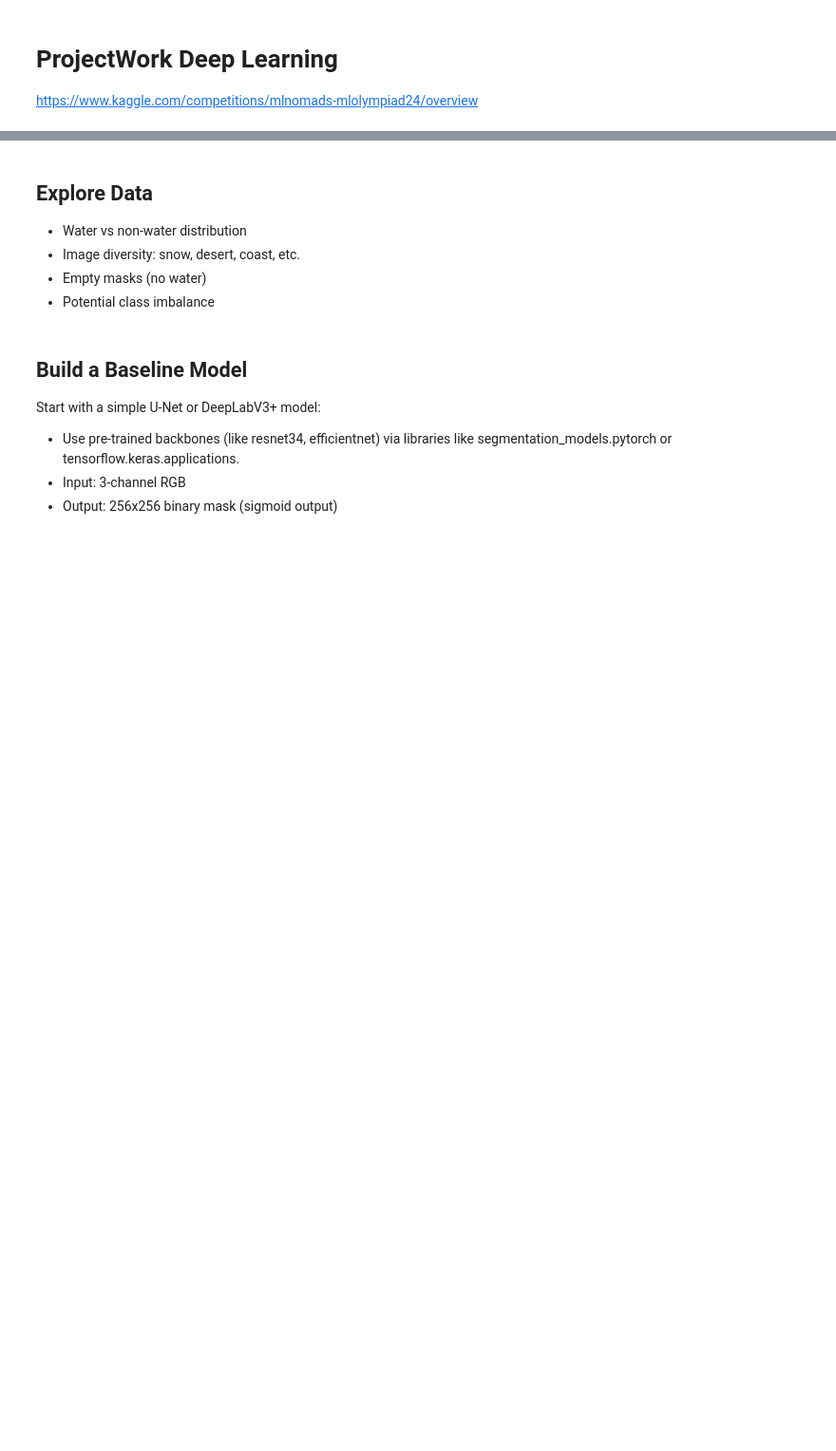
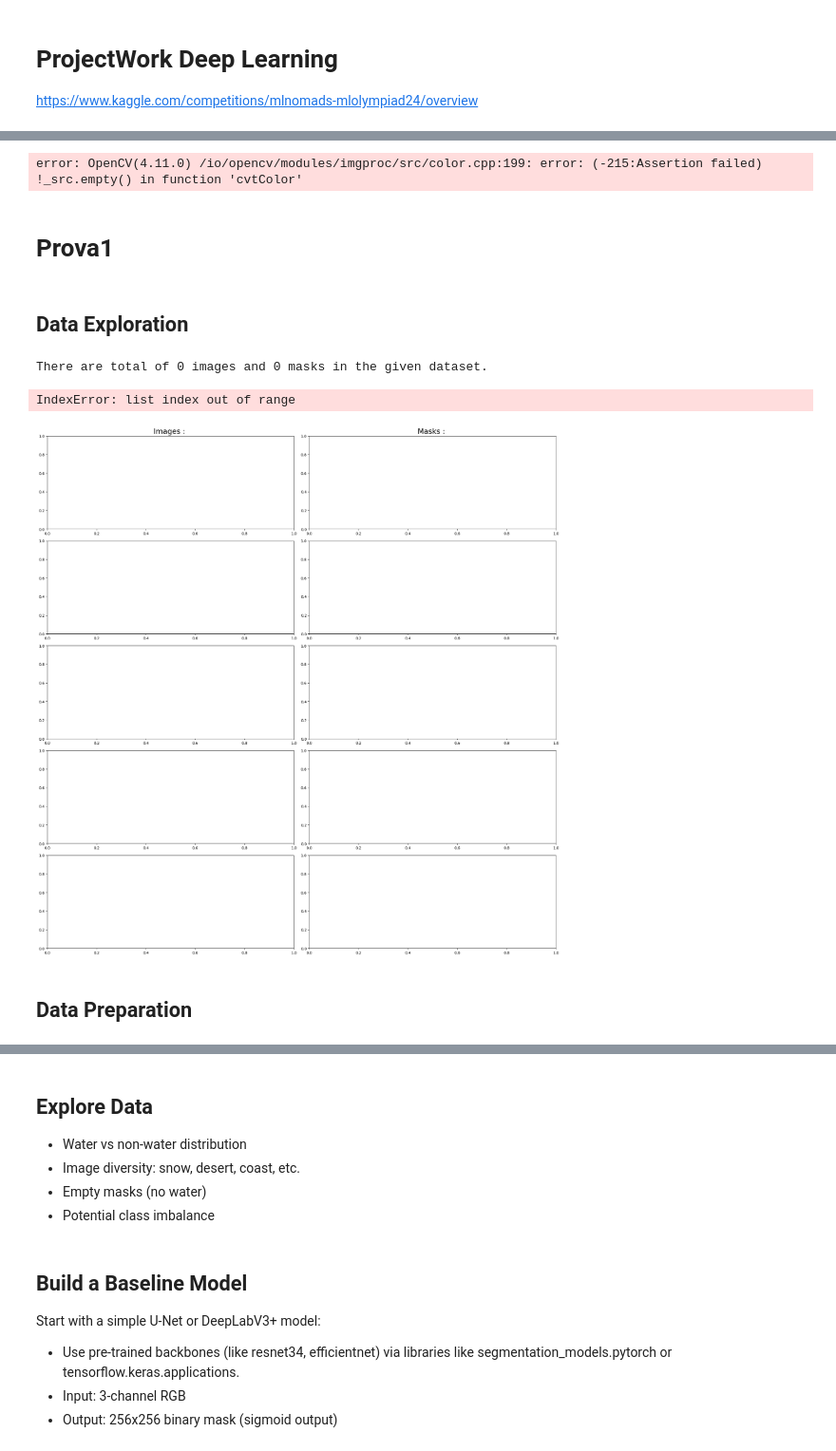
Before and after one commit to ireneburri/PW_DeepLearning, a Jupyter notebook: main.ipynb, the cells around one changed output, grey strips where cells are left out. Shown at 95% size. Drawn from its saved outputs; the diff is of its cells as text; code cells hidden in the pictures; blank space fills up the shorter version.

```diff
--- a/main.ipynb
+++ b/main.ipynb
@@ -3,0 +97,60 @@ https://www.kaggle.com/competitions/mlnomads-mlolympiad24/overview
+# %%
+# Pick one file (for example, the first one)
+import cv2
+img_file = os.listdir(IMG_DATA)[0]   # take the first image
+mask_file = os.listdir(MASK_DATA)[0] # take the first mask
+
+# Full paths
+img_path = os.path.join(IMG_DATA, img_file)
+mask_path = os.path.join(MASK_DATA, mask_file)
+
+# Load images
+img = cv2.imread(img_path)        # Read with OpenCV (BGR format)
+img = cv2.cvtColor(img, cv2.COLOR_BGR2RGB)  # Convert to RGB
+
+mask = cv2.imread(mask_path, cv2.IMREAD_GRAYSCALE)  # Masks are usually grayscale
+
+# Plot
+fig, axs = plt.subplots(1, 2, figsize=(10,5))
+
+axs[0].imshow(img)
+axs[0].set_title('Image')
+axs[0].axis('off')
+
+axs[1].imshow(mask, cmap='gray')
+axs[1].set_title('Mask')
+axs[1].axis('off')
+
+plt.show()
+# %% [output]
+error: OpenCV(4.11.0) /io/opencv/modules/imgproc/src/color.cpp:199: error: (-215:Assertion failed) !_src.empty() in function 'cvtColor'
+# %% [markdown]
+# Prova1
+# %% [markdown]
+## Data Exploration
+# %%
+print(f"There are total of {len(IMAGES)} images and {len(MASKS)} masks in the given dataset.")
+# %% [output]
+There are total of 0 images and 0 masks in the given dataset.
+# %%
+# Randomly generates 5 images and their corresponding masks
+indeces = np.random.randint(0, len(IMAGES), 5)
+
+fig, ax = plt.subplots(5, 2, figsize=(20, 20))
+fig.tight_layout()
+ax[0, 0].set_title("Images : ", fontsize=20)
+ax[0, 1].set_title("Masks : ", fontsize=20)
+for i, idx in enumerate(indeces):
+    image = Image.open(IMG_DATA + "/" + IMAGES[idx])
+    mask = Image.open(MASK_DATA + "/" + MASKS[idx])
+    image = image.resize((256, 256))
+    mask = mask.resize((256, 256))
+    ax[i, 0].imshow(image)
+    ax[i, 0].axis("off")
+    ax[i, 1].imshow(mask)
+    ax[i, 1].axis("off")
+# %% [output]
+IndexError: list index out of range
+[figure, added]
+# %% [markdown]
+## Data Preparation
```
Also changed, not shown: parts of 32 cells of this notebook.
